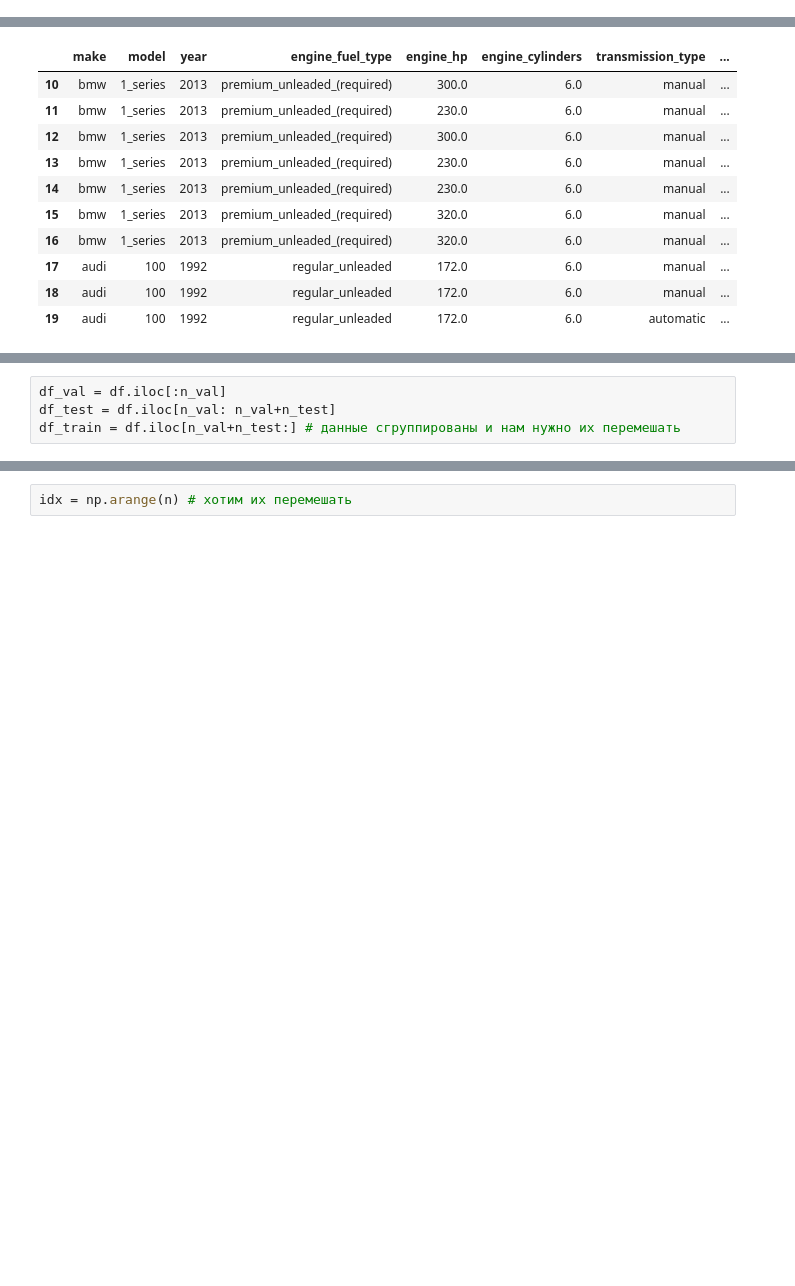
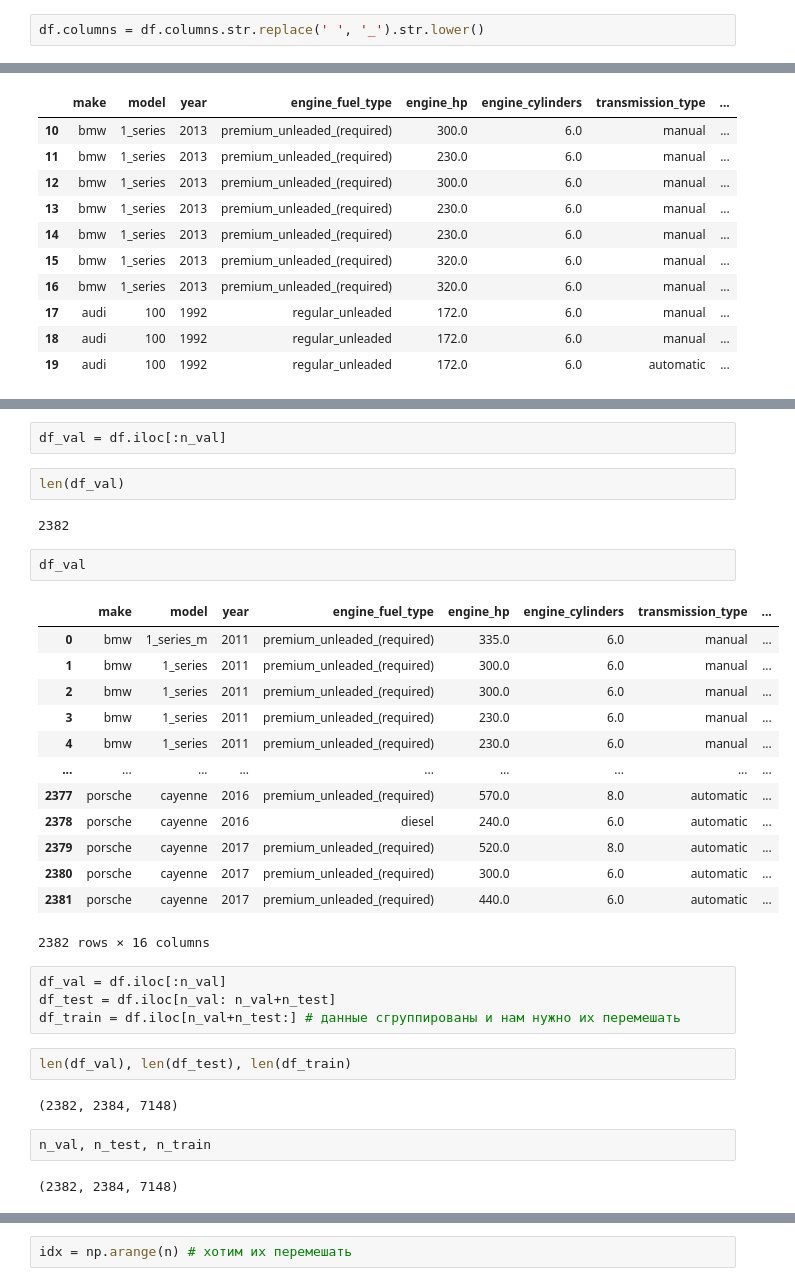
Before and after one commit to nicepeopleproject/ml_linear_regression, a Jupyter notebook: car_price_prediction.ipynb, the cells around one changed output, grey strips where cells are left out. Saved outputs shown, nothing was run; the diff lists cells and outputs as text; blank space fills up the shorter version.

```diff
--- a/car_price_prediction.ipynb
+++ b/car_price_prediction.ipynb
@@ -54,3 +62,5 @@ Index(['Make', 'Model', 'Year', 'Engine Fuel Type', 'Engine HP',
+# %%
+df.columns = df.columns.str.replace(' ', '_').str.lower()
 # %%
 type(df.columns)
 # %% [output]
@@ -423,7 +506,37 @@ df.iloc[len(df)-10:] # последние 10
 | 11911 | acura | zdx | 2012 | premium_unleaded_(required) | 300.0 | 6.0 | automatic | ... |
 | 11912 | acura | zdx | 2013 | premium_unleaded_(recommended) | 300.0 | 6.0 | automatic | ... |
 | 11913 | lincoln | zephyr | 2006 | regular_unleaded | 221.0 | 6.0 | automatic | ... |
+# %%
+df_val = df.iloc[:n_val]
+# %%
+len(df_val)
+# %% [output]
+2382
+# %%
+df_val
+# %% [output]
+|  | make | model | year | engine_fuel_type | engine_hp | engine_cylinders | transmission_type | ... |
+| 0 | bmw | 1_series_m | 2011 | premium_unleaded_(required) | 335.0 | 6.0 | manual | ... |
+| 1 | bmw | 1_series | 2011 | premium_unleaded_(required) | 300.0 | 6.0 | manual | ... |
+| 2 | bmw | 1_series | 2011 | premium_unleaded_(required) | 300.0 | 6.0 | manual | ... |
+| 3 | bmw | 1_series | 2011 | premium_unleaded_(required) | 230.0 | 6.0 | manual | ... |
+| 4 | bmw | 1_series | 2011 | premium_unleaded_(required) | 230.0 | 6.0 | manual | ... |
+| ... | ... | ... | ... | ... | ... | ... | ... | ... |
+| 2377 | porsche | cayenne | 2016 | premium_unleaded_(required) | 570.0 | 8.0 | automatic | ... |
+| 2378 | porsche | cayenne | 2016 | diesel | 240.0 | 6.0 | automatic | ... |
+| 2379 | porsche | cayenne | 2017 | premium_unleaded_(required) | 520.0 | 8.0 | automatic | ... |
+| 2380 | porsche | cayenne | 2017 | premium_unleaded_(required) | 300.0 | 6.0 | automatic | ... |
+| 2381 | porsche | cayenne | 2017 | premium_unleaded_(required) | 440.0 | 6.0 | automatic | ... |
+2382 rows × 16 columns
 # %%
 df_val = df.iloc[:n_val]
 df_test = df.iloc[n_val: n_val+n_test]
 df_train = df.iloc[n_val+n_test:] # данные сгруппированы и нам нужно их перемешать
+# %%
+len(df_val), len(df_test), len(df_train)
+# %% [output]
+(2382, 2384, 7148)
+# %%
+n_val, n_test, n_train
+# %% [output]
+(2382, 2384, 7148)
```
Also changed, not shown: parts of 40 cells of this notebook.
